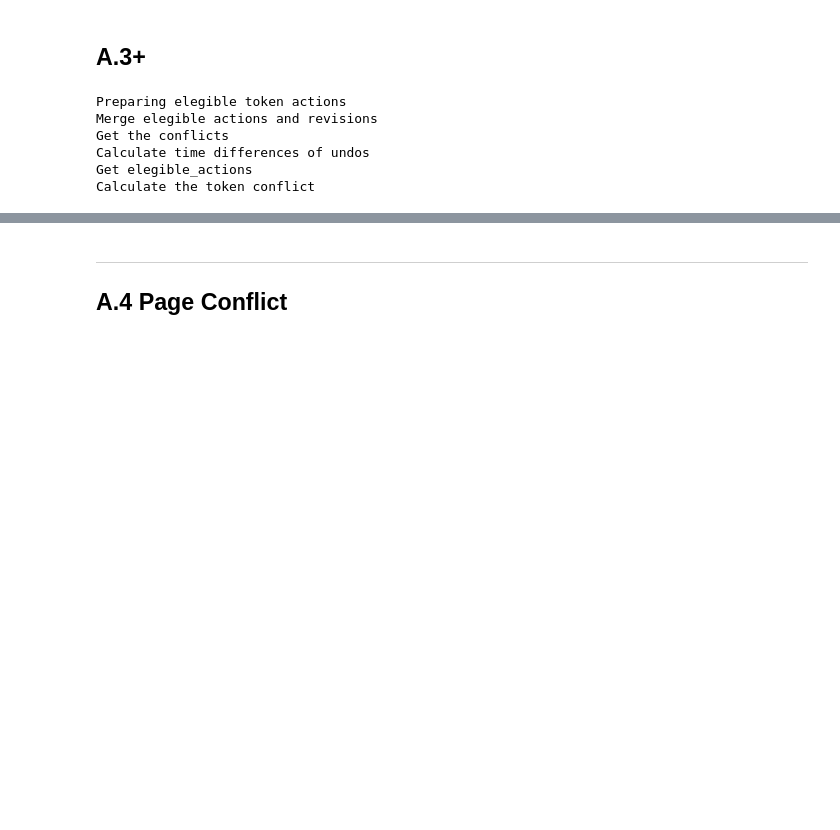
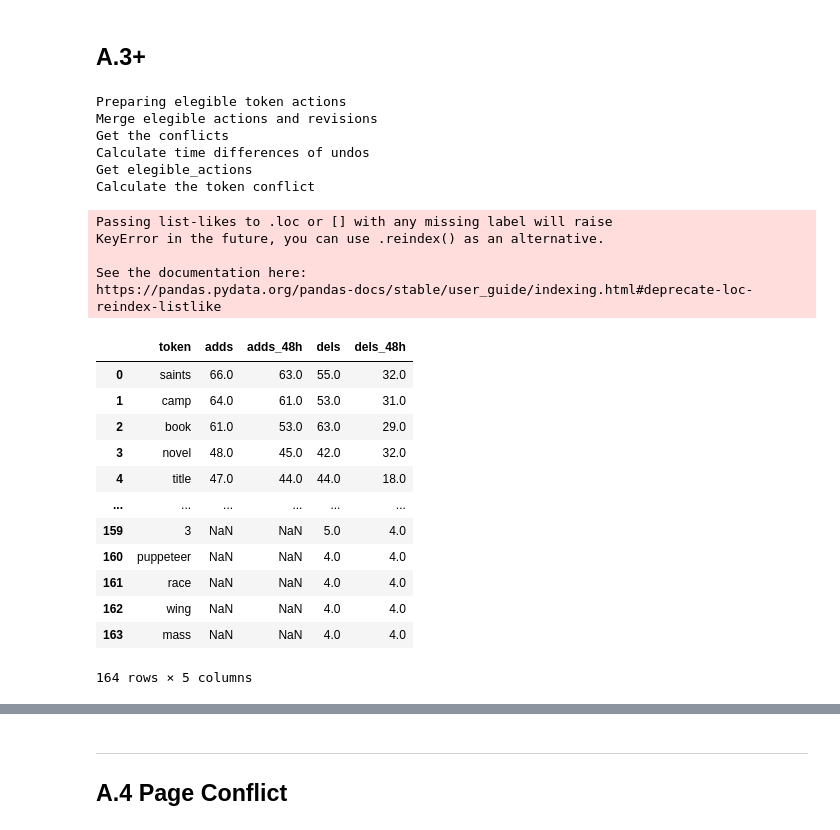
Before and after one commit to lzl257/gesis_wikiwho, a Jupyter notebook: 2. Using WikiWho to analyze a page.ipynb, the cells around one changed output, grey strips where cells are left out. Saved outputs shown, nothing was run; the diff lists cells and outputs as text; code cells hidden in the pictures; blank space fills up the shorter version.

```diff
--- a/2. Using WikiWho to analyze a page.ipynb
+++ b/2. Using WikiWho to analyze a page.ipynb
@@ -651,3 +650,13 @@ def join_total_survival(total, survival, maxwords):
 
     # Sort
     return merge_rough.sort_values(by=['total', 'survival'], ascending=False).reset_index().rename({'index': 'token'})
+# %%
+adds_100 = join_total_survival(adds_total, adds_survival, 100)
+dels_100 = join_total_survival(dels_total, dels_survival, 100)
+reins_100 = join_total_survival(reins_total, reins_survival, 100)
+# %% [output]
+Passing list-likes to .loc or [] with any missing label will raise
+KeyError in the future, you can use .reindex() as an alternative.
+
+See the documentation here:
+https://pandas.pydata.org/pandas-docs/stable/user_guide/indexing.html#deprecate-loc-reindex-listlike
@@ -653,0 +667,17 @@ def join_total_survival(total, survival, maxwords):
+# %%
+adds_dels_rough = adds_100.merge(dels_100, on=['token'], how='outer')
+adds_dels_rough
+# %% [output]
+|  | token | adds | adds_48h | dels | dels_48h |
+| 0 | saints | 66.0 | 63.0 | 55.0 | 32.0 |
+| 1 | camp | 64.0 | 61.0 | 53.0 | 31.0 |
+| 2 | book | 61.0 | 53.0 | 63.0 | 29.0 |
+| 3 | novel | 48.0 | 45.0 | 42.0 | 32.0 |
+| 4 | title | 47.0 | 44.0 | 44.0 | 18.0 |
+| ... | ... | ... | ... | ... | ... |
+| 159 | 3 | NaN | NaN | 5.0 | 4.0 |
+| 160 | puppeteer | NaN | NaN | 4.0 | 4.0 |
+| 161 | race | NaN | NaN | 4.0 | 4.0 |
+| 162 | wing | NaN | NaN | 4.0 | 4.0 |
+| 163 | mass | NaN | NaN | 4.0 | 4.0 |
+164 rows × 5 columns
```
Also changed, not shown: parts of 6 cells of this notebook.
